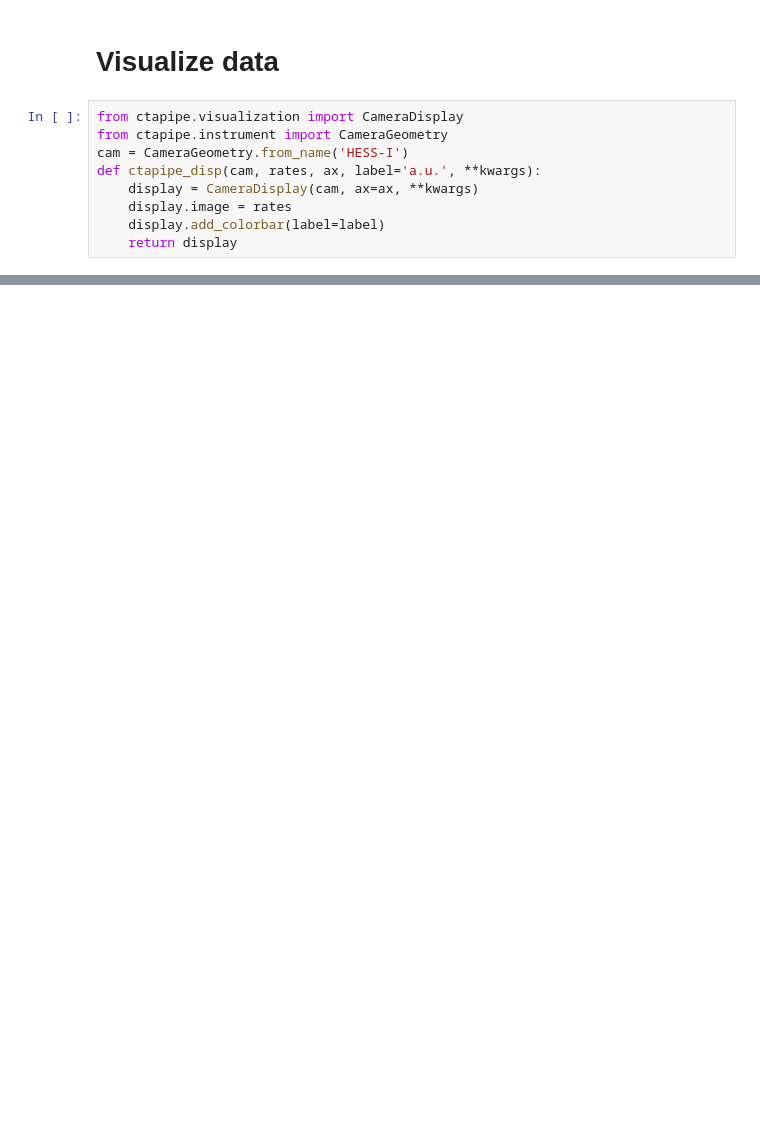
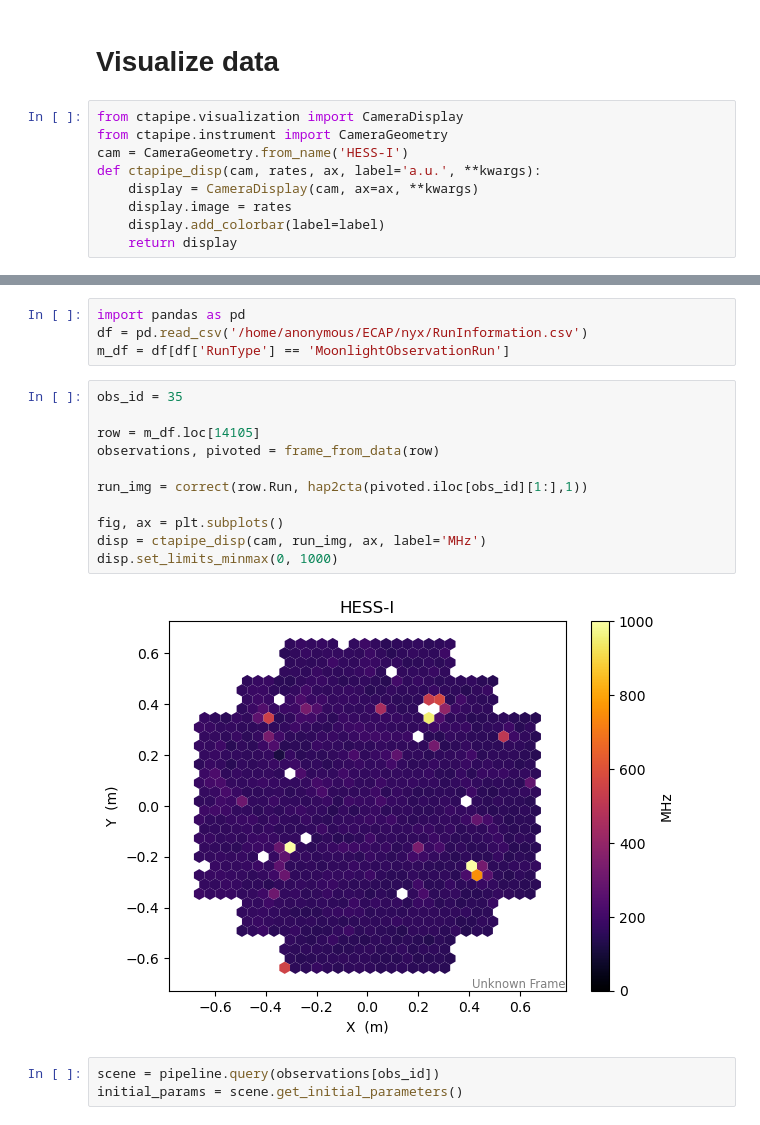
Before and after one commit to GerritRo/nyx, a Jupyter notebook: examples/Test.ipynb, the cells around one changed output, grey strips where cells are left out. Saved outputs shown, nothing was run; the diff lists cells and outputs as text; blank space fills up the shorter version.

```diff
--- a/examples/Test.ipynb
+++ b/examples/Test.ipynb
@@ -271,0 +317,20 @@ disp.set_limits_minmax(0, 500)
+# %%
+import pandas as pd
+df = pd.read_csv('/home/anonymous/ECAP/nyx/RunInformation.csv')
+m_df = df[df['RunType'] == 'MoonlightObservationRun']
+# %%
+obs_id = 35
+
+row = m_df.loc[14105]
+observations, pivoted = frame_from_data(row)
+
+run_img = correct(row.Run, hap2cta(pivoted.iloc[obs_id][1:],1))
+
+fig, ax = plt.subplots()
+disp = ctapipe_disp(cam, run_img, ax, label='MHz')
+disp.set_limits_minmax(0, 1000)
+# %% [output]
+[figure, added]
+# %%
+scene = pipeline.query(observations[obs_id])
+initial_params = scene.get_initial_parameters()
```
Also changed, not shown: parts of 35 cells of this notebook, 10 other files.
